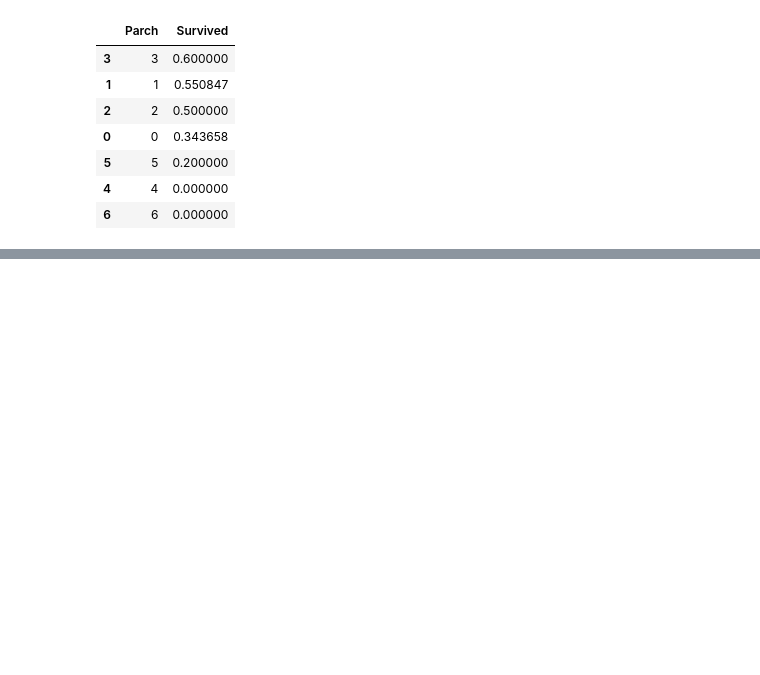
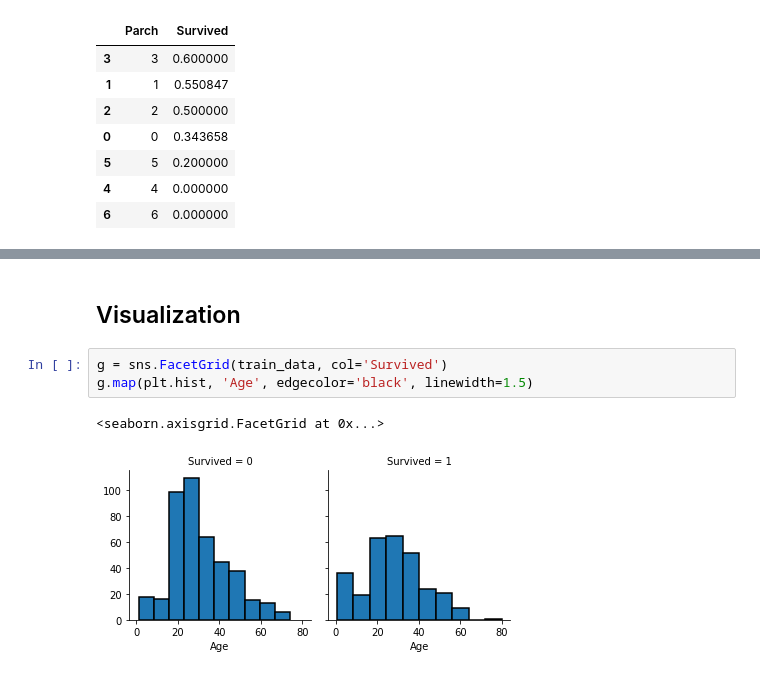
Before and after one commit to davidmilIs/Titanic-Prediction, a Jupyter notebook: Titanic-Pred.ipynb, the cells around one changed output, grey strips where cells are left out. Drawn from its saved outputs; the diff is of its cells as text; blank space fills up the shorter version.

Commit message:
Visualization

```diff
--- a/Titanic-Pred.ipynb
+++ b/Titanic-Pred.ipynb
@@ -90,0 +113,8 @@ train_data[["Parch", "Survived"]].groupby(['Parch'], as_index=False).mean().sort
+# %% [markdown]
+## Visualization
+# %%
+g = sns.FacetGrid(train_data, col='Survived')
+g.map(plt.hist, 'Age', edgecolor='black', linewidth=1.5)
+# %% [output]
+<seaborn.axisgrid.FacetGrid at 0x...>
+[figure, added]
```
Also changed, not shown: parts of 5 cells of this notebook.
